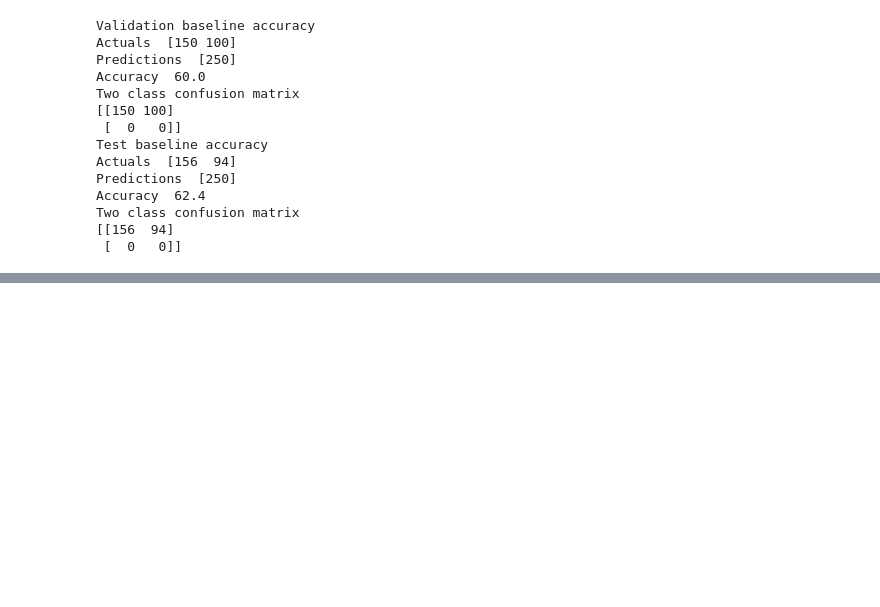
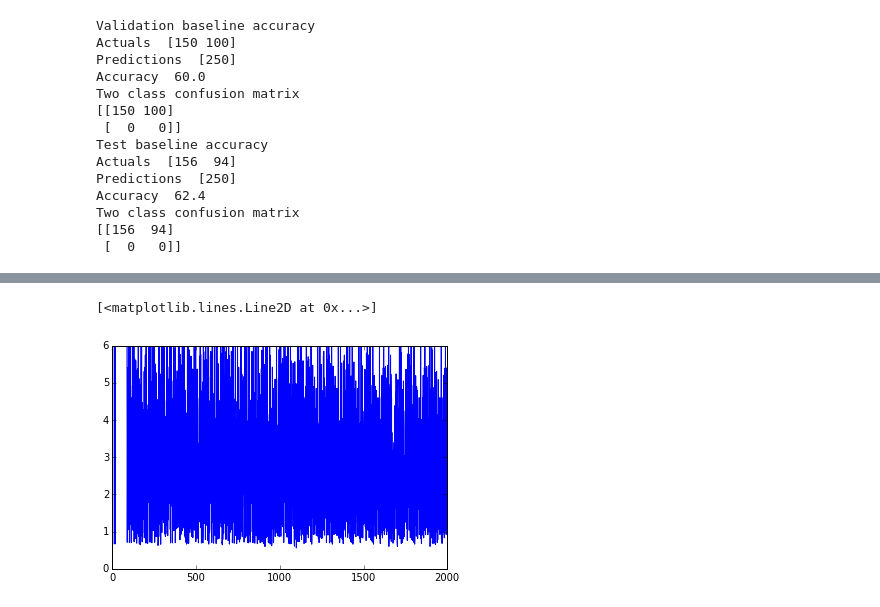
Before and after one commit to sombandy/deep_learning, a Jupyter notebook: badge_detection/basic_cnn.ipynb, the cells around one changed output, grey strips where cells are left out. Drawn from its saved outputs; the diff is of its cells as text; code cells hidden in the pictures; blank space fills up the shorter version.

```diff
--- a/badge_detection/basic_cnn.ipynb
+++ b/badge_detection/basic_cnn.ipynb
@@ -223,0 +250,6 @@ Wall time: 31min 52s
+# %%
+plt.axis((0, num_steps, 0, 6))
+plt.plot(minibatch_loss)
+# %% [output]
+[<matplotlib.lines.Line2D at 0x...>]
+[figure, added]
```
Also changed, not shown: parts of 7 cells of this notebook.
